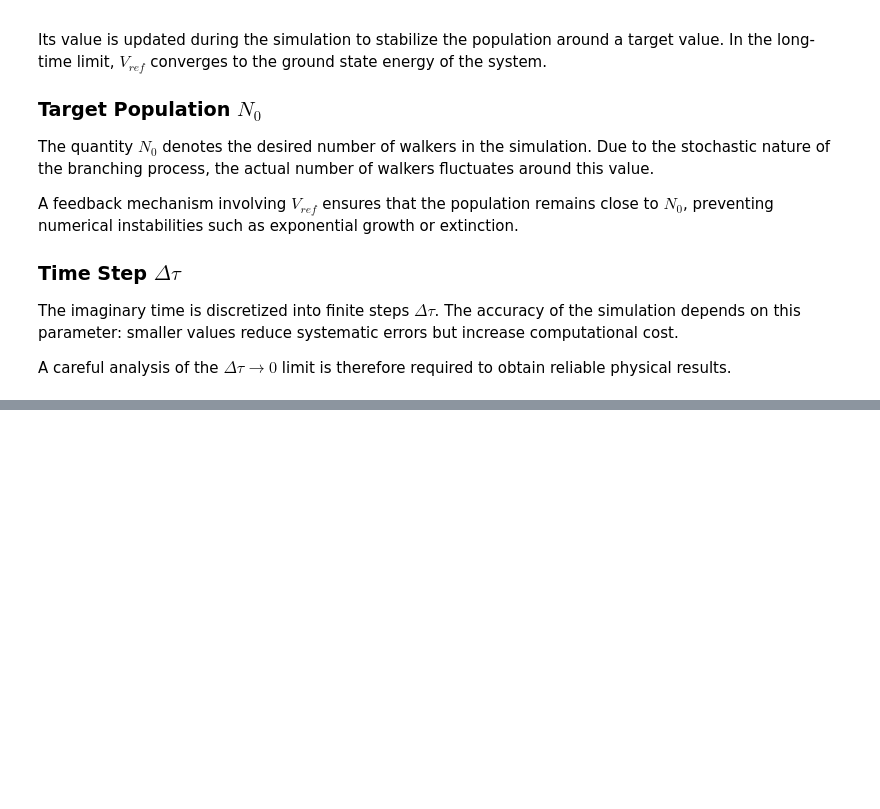
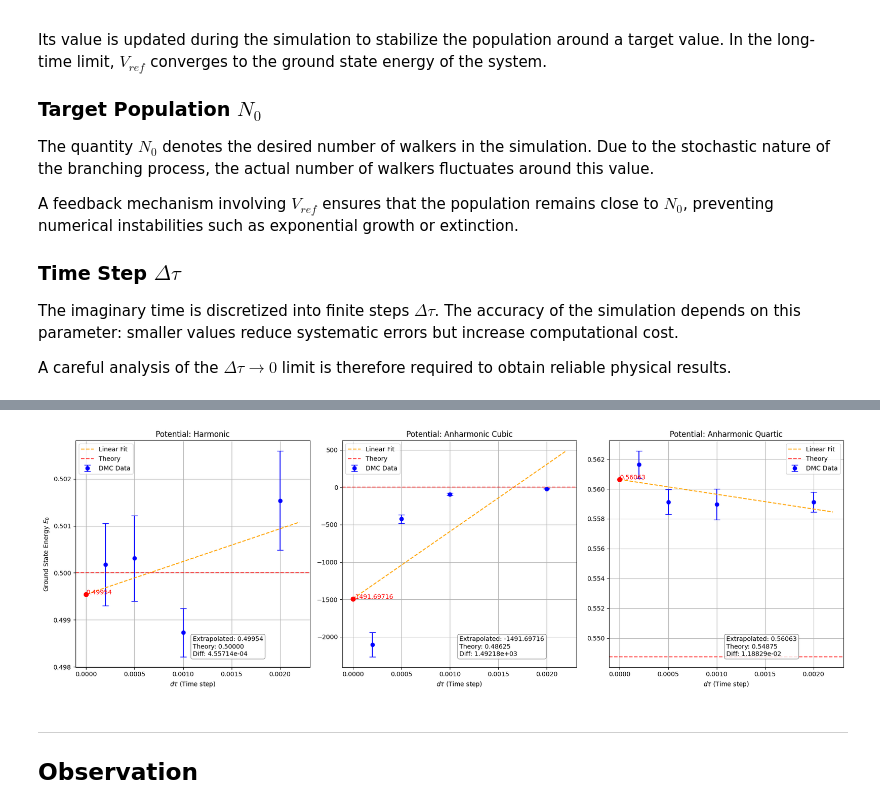
Before and after one commit to TheoHUETQC/monte-carlo, a Jupyter notebook: diffusion_qmc.ipynb, the cells around one changed output, grey strips where cells are left out. Drawn from its saved outputs; the diff is of its cells as text; code cells hidden in the pictures; blank space fills up the shorter version.

```diff
--- a/diffusion_qmc.ipynb
+++ b/diffusion_qmc.ipynb
@@ -333,0 +437,18 @@ error : 0.01813951413493875
+# %%
+n_runs = 10
+dtau_list = [0.002, 0.001, 0.0005, 0.0002]
+
+results = {p: [] for p in V_list}
+errors = {p: [] for p in V_list}
+
+for dtau in dtau_list:
+    T_total = 5
+    Nt = int(T_total / dtau)
+    print(f"-----\ndtau={dtau}, Nt={Nt}")
+
+
+    E_dict, err_dict = simulation_n_runs(N0, dtau, a, Nt, n_runs)
+
+    for p in V_list:
+        results[p].append(E_dict[p])
+        errors[p].append(err_dict[p])
@@ -333,0 +479,42 @@ error : 0.01813951413493875
+# %%
+fig, axes = plt.subplots(1, 3, figsize=(18, 6), sharey=False)
+
+for i, p in enumerate(V_list):
+  coeffs = np.polyfit(dtau_list, results[p], 1)
+  E_extrapolated = coeffs[1]
+  x_fit = np.linspace(0, max(dtau_list) * 1.1, 100)
+  y_fit = np.polyval(coeffs, x_fit)
+
+  ax = axes[i]
+
+  ax.errorbar(dtau_list, results[p], yerr=errors[p], fmt='o',
+              color='blue', capsize=5, label='DMC Data')
+
+  ax.plot(x_fit, y_fit, '--', color='orange', label='Linear Fit')
+  ax.axhline(E0_theoric[p], color='red', linestyle='--', alpha=0.7, label='Theory')
+
+  ax.scatter(0, E_extrapolated, color='red', zorder=5, s=50)
+  ax.annotate(f"{E_extrapolated:.5f}", (0, E_extrapolated), color='red')
+
+  ax.set_title(f"Potential: {p}")
+  ax.set_xlabel(r"$d\tau$ (Time step)")
+  if i == 0:
+    ax.set_ylabel(r"Ground State Energy $E_0$")
+  ax.grid()
+  ax.legend()
+
+  text_info = (f"Extrapolated: {E_extrapolated:.5f}\n"
+               f"Theory: {E0_theoric[p]:.5f}\n"
+               f"Diff: {abs(E_extrapolated - E0_theoric[p]):.5e}")
+
+  ax.text(0.5, 0.05, text_info, transform=ax.transAxes, fontsize=10,
+          bbox=dict(boxstyle="round,pad=0.3", fc="white", ec="gray", alpha=0.8))
+
+plt.tight_layout()
+plt.show()
+# %% [output]
+[figure, added]
+# %% [markdown]
+---
+
+## Observation
```
Also changed, not shown: parts of 23 cells of this notebook.
